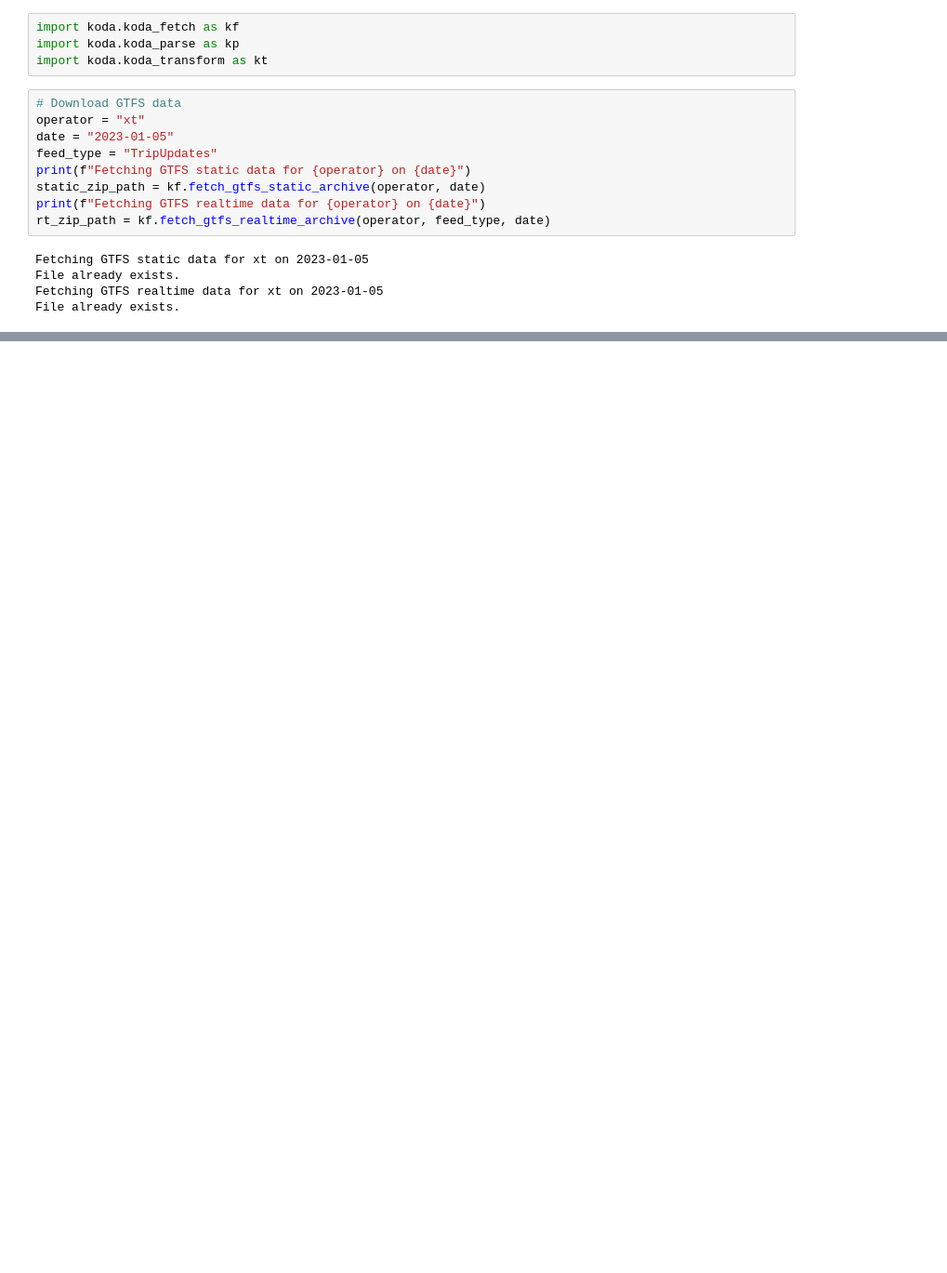
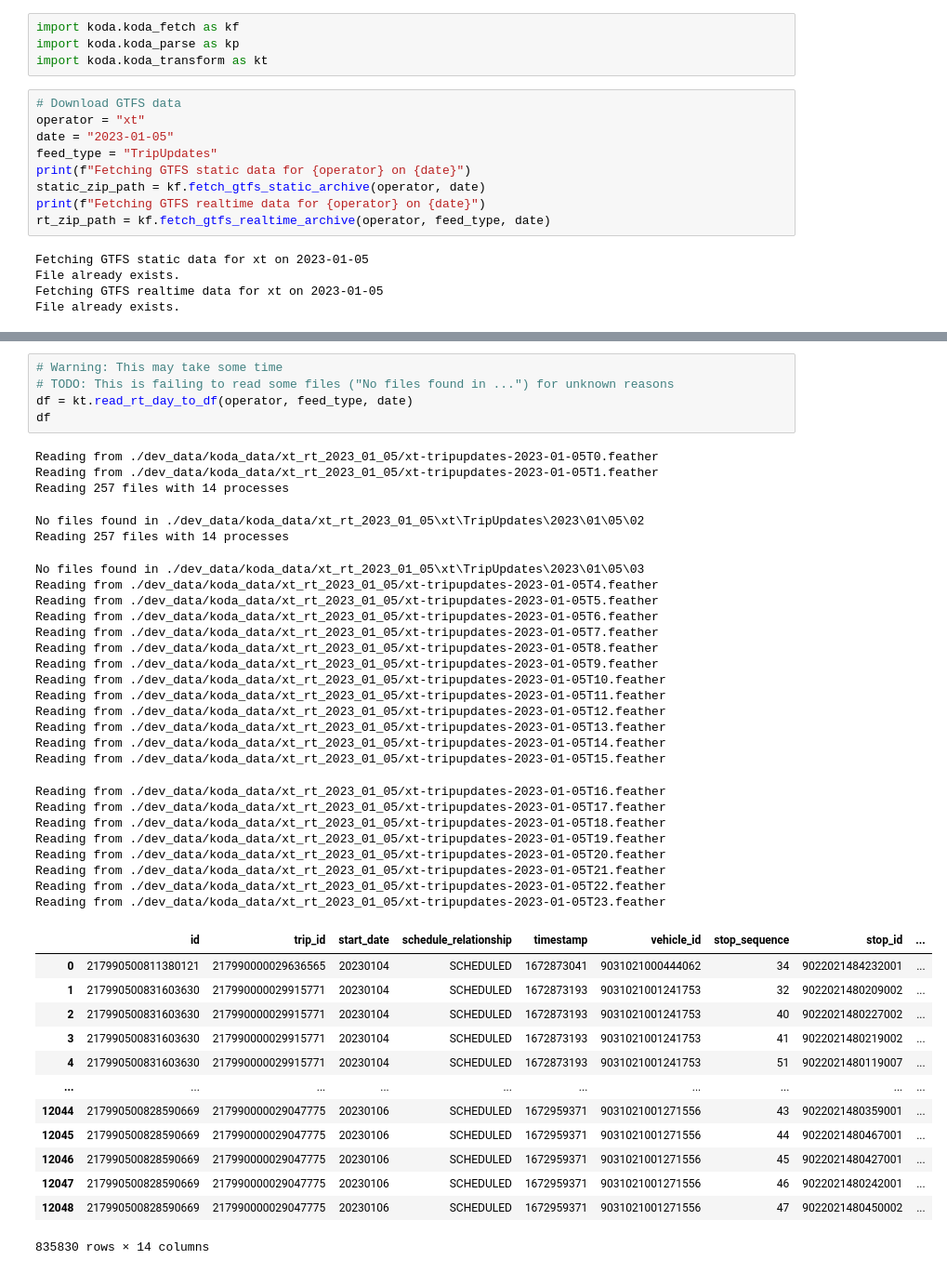
Before and after one commit to ID2223-2024-group2/project, a Jupyter notebook: koda_test.ipynb, the cells around one changed output, grey strips where cells are left out. Shown at 93% size. Drawn from its saved outputs; the diff is of its cells as text; blank space fills up the shorter version.

Commit message:
Add code for reading whole realtime day

```diff
--- a/koda_test.ipynb
+++ b/koda_test.ipynb
@@ -58,3 +62,48 @@ Saved realtime data to ./dev_data/koda_data\xt_rt_2023_01_05/xt-tripupdates-2023
 | 54400 | 3313 | 217990500806555531 | 217990000029012757 | 20230105 | SCHEDULED | 1672923554 | 9031021001271564 | 49 | ... |
 | 54401 | 3314 | 217990500806555531 | 217990000029012757 | 20230105 | SCHEDULED | 1672923554 | 9031021001271564 | 50 | ... |
 54402 rows × 15 columns
+# %%
+# Warning: This may take some time
+# TODO: This is failing to read some files ("No files found in ...") for unknown reasons
+df = kt.read_rt_day_to_df(operator, feed_type, date)
+df
+# %% [output]
+Reading from ./dev_data/koda_data/xt_rt_2023_01_05/xt-tripupdates-2023-01-05T0.feather
+Reading from ./dev_data/koda_data/xt_rt_2023_01_05/xt-tripupdates-2023-01-05T1.feather
+Reading 257 files with 14 processes
+No files found in ./dev_data/koda_data/xt_rt_2023_01_05\xt\TripUpdates\2023\01\05\02
+Reading 257 files with 14 processes
+No files found in ./dev_data/koda_data/xt_rt_2023_01_05\xt\TripUpdates\2023\01\05\03
+Reading from ./dev_data/koda_data/xt_rt_2023_01_05/xt-tripupdates-2023-01-05T4.feather
+Reading from ./dev_data/koda_data/xt_rt_2023_01_05/xt-tripupdates-2023-01-05T5.feather
+Reading from ./dev_data/koda_data/xt_rt_2023_01_05/xt-tripupdates-2023-01-05T6.feather
+Reading from ./dev_data/koda_data/xt_rt_2023_01_05/xt-tripupdates-2023-01-05T7.feather
+Reading from ./dev_data/koda_data/xt_rt_2023_01_05/xt-tripupdates-2023-01-05T8.feather
+Reading from ./dev_data/koda_data/xt_rt_2023_01_05/xt-tripupdates-2023-01-05T9.feather
+Reading from ./dev_data/koda_data/xt_rt_2023_01_05/xt-tripupdates-2023-01-05T10.feather
+Reading from ./dev_data/koda_data/xt_rt_2023_01_05/xt-tripupdates-2023-01-05T11.feather
+Reading from ./dev_data/koda_data/xt_rt_2023_01_05/xt-tripupdates-2023-01-05T12.feather
+Reading from ./dev_data/koda_data/xt_rt_2023_01_05/xt-tripupdates-2023-01-05T13.feather
+Reading from ./dev_data/koda_data/xt_rt_2023_01_05/xt-tripupdates-2023-01-05T14.feather
+Reading from ./dev_data/koda_data/xt_rt_2023_01_05/xt-tripupdates-2023-01-05T15.feather
+Reading from ./dev_data/koda_data/xt_rt_2023_01_05/xt-tripupdates-2023-01-05T16.feather
+Reading from ./dev_data/koda_data/xt_rt_2023_01_05/xt-tripupdates-2023-01-05T17.feather
+Reading from ./dev_data/koda_data/xt_rt_2023_01_05/xt-tripupdates-2023-01-05T18.feather
+Reading from ./dev_data/koda_data/xt_rt_2023_01_05/xt-tripupdates-2023-01-05T19.feather
+Reading from ./dev_data/koda_data/xt_rt_2023_01_05/xt-tripupdates-2023-01-05T20.feather
+Reading from ./dev_data/koda_data/xt_rt_2023_01_05/xt-tripupdates-2023-01-05T21.feather
+Reading from ./dev_data/koda_data/xt_rt_2023_01_05/xt-tripupdates-2023-01-05T22.feather
+Reading from ./dev_data/koda_data/xt_rt_2023_01_05/xt-tripupdates-2023-01-05T23.feather
+|  | id | trip_id | start_date | schedule_relationship | timestamp | vehicle_id | stop_sequence | stop_id | ... |
+| 0 | 217990500811380121 | 217990000029636565 | 20230104 | SCHEDULED | 1672873041 | 9031021000444062 | 34 | 9022021484232001 | ... |
+| 1 | 217990500831603630 | 217990000029915771 | 20230104 | SCHEDULED | 1672873193 | 9031021001241753 | 32 | 9022021480209002 | ... |
+| 2 | 217990500831603630 | 217990000029915771 | 20230104 | SCHEDULED | 1672873193 | 9031021001241753 | 40 | 9022021480227002 | ... |
+| 3 | 217990500831603630 | 217990000029915771 | 20230104 | SCHEDULED | 1672873193 | 9031021001241753 | 41 | 9022021480219002 | ... |
+| 4 | 217990500831603630 | 217990000029915771 | 20230104 | SCHEDULED | 1672873193 | 9031021001241753 | 51 | 9022021480119007 | ... |
+| ... | ... | ... | ... | ... | ... | ... | ... | ... | ... |
+| 12044 | 217990500828590669 | 217990000029047775 | 20230106 | SCHEDULED | 1672959371 | 9031021001271556 | 43 | 9022021480359001 | ... |
+| 12045 | 217990500828590669 | 217990000029047775 | 20230106 | SCHEDULED | 1672959371 | 9031021001271556 | 44 | 9022021480467001 | ... |
+| 12046 | 217990500828590669 | 217990000029047775 | 20230106 | SCHEDULED | 1672959371 | 9031021001271556 | 45 | 9022021480427001 | ... |
+| 12047 | 217990500828590669 | 217990000029047775 | 20230106 | SCHEDULED | 1672959371 | 9031021001271556 | 46 | 9022021480242001 | ... |
+| 12048 | 217990500828590669 | 217990000029047775 | 20230106 | SCHEDULED | 1672959371 | 9031021001271556 | 47 | 9022021480450002 | ... |
+835830 rows × 14 columns
```
Also changed, not shown: parts of 7 cells of this notebook, 2 other files.
